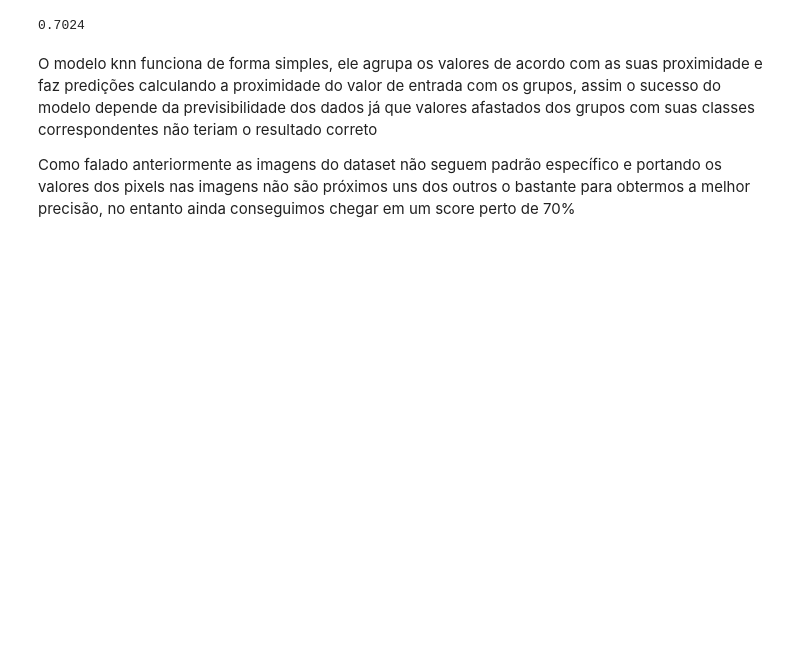
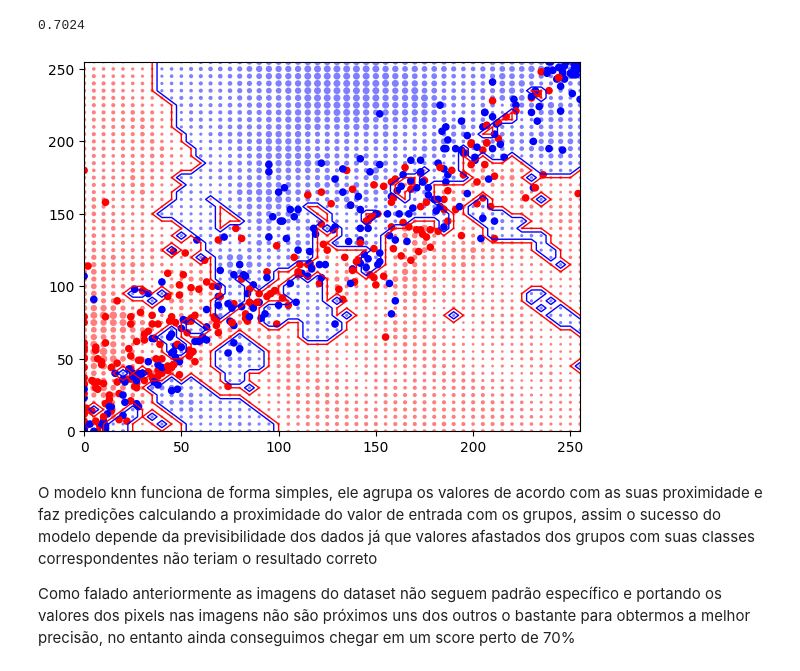
Before and after one commit to fagner02/RealFakeClassification, a Jupyter notebook: project.ipynb, the cells around one changed output. Saved outputs shown, nothing was run; the diff lists cells and outputs as text; code cells hidden in the pictures; blank space fills up the shorter version.

Commit message:
add knn and decision tree visualization

```diff
--- a/project.ipynb
+++ b/project.ipynb
@@ -59,11 +54,10 @@ def shuffled_data(data_x, data_y):
-# %%
-def auxiliar_data(data_x:np.ndarray, data_y, size):
-    half = int(len(data_x) / 2)
-    fake_x, fake_y = shuffled_data(range(half), range(half))
-    real_x, real_y = shuffled_data(range(half,len(data_y)), range(half,len(data_y)))
-    x = np.append(data_x[fake_x[:int(size/2)]], data_x[real_x[:int(size/2)]], 0)
-    y = np.append(data_y[fake_y[:int(size/2)]], data_y[real_y[:int(size/2)]], 0)
-    return (x,y)
+# %%
+def auxiliar_data(data_x:np.ndarray, data_y, size):
+    size = int(size/2)
+    half = int(len(data_x) / 2)
+    indexes = list(range(half-size, half+size))
+    random.shuffle(indexes)
+    return (data_x[indexes],data_y[indexes])
 # %%
 flat_train_x = train_x.reshape(len(train_x), 3072)
 flat_test_x = test_x.reshape(len(test_x), 3072)
@@ -129,6 +121,32 @@ if not os.path.exists("final_knn_score.npy"):
 final_knn_score
 # %% [output]
 0.7024
+# %%
+xx, yy = auxiliar_data(np.fromfile("test.txt", dtype=np.uint8).reshape(20000, 3072), test_y, 3000)
+xx = xx[:, :2]
+knn_model = KNeighborsClassifier(n_neighbors=n, n_jobs=-1)
+knn_model.fit(xx, yy)
+None
+# %%
+xx_test_ax = np.array(list(it.product(range(0, 256, 5), repeat=2)))
+xx_ax = xx_test_ax.transpose()[0]
+xx_ay = xx_test_ax.transpose()[1]
+# %%
+colors_map = ['r', 'b']
+proba = knn_model.predict_proba(xx_test_ax)
+nm = int(np.sqrt(xx_test_ax.shape[0]))
+z = np.transpose([[proba[i*nm+j].argmax() for j in range(nm)] for i in range(nm)])
+sizes = np.max(proba, axis=1)**3 * 30
+colors = [colors_map[int(x)] for x in knn_model.predict(xx_test_ax)]
+plt.scatter(xx_ax, xx_ay,s=sizes, c=colors, linewidths=0, alpha=0.5)
+plt.contour(range(0,256,5), range(0,256,5), z, linewidths=1, levels=1, colors=colors_map)
+
+count = 500
+colors = [colors_map[int(x)] for x in yy[:count]]
+plt.scatter(xx[:count,0], xx[:count, 1],c=colors, s=20)
+None
+# %% [output]
+[figure, added]
 # %%
 knn_proba = sio.loads(sio.load('knn_proba'))
 # %% [markdown]
```
Also changed, not shown: parts of 12 cells of this notebook.
